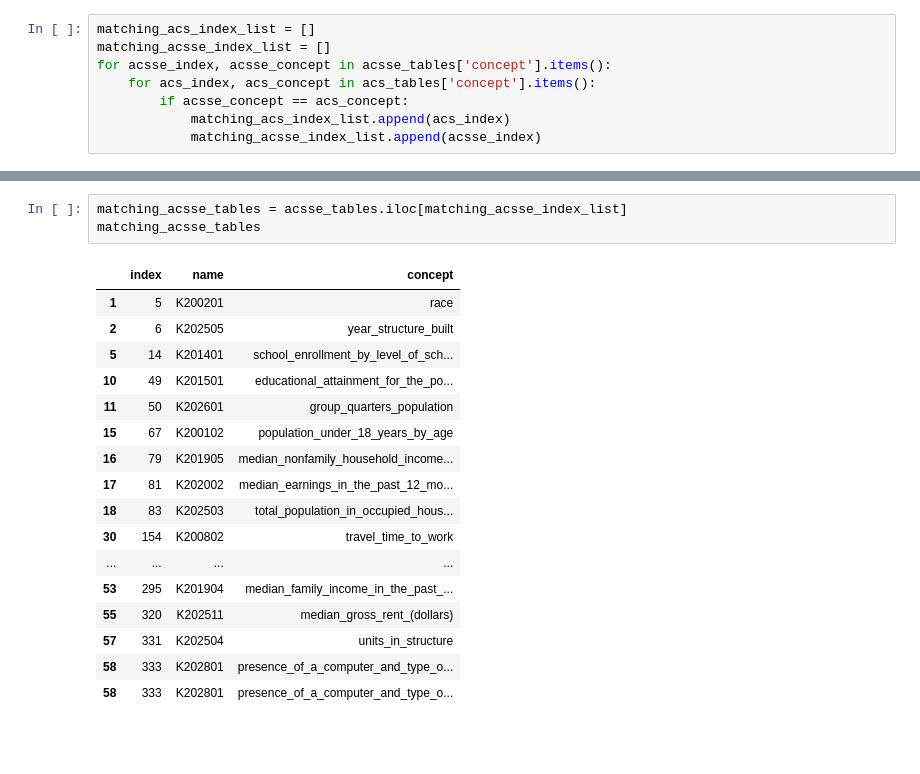
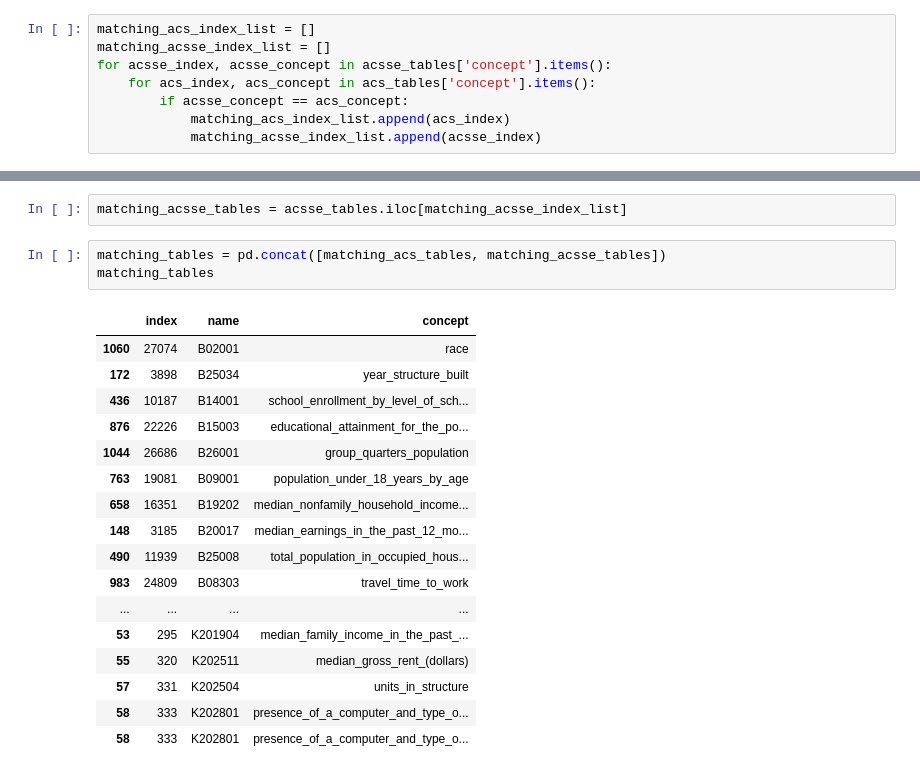
Before and after one commit to hector-torres/DemographicResearch, a Jupyter notebook: census_bureau_acs_table_crosswalk.ipynb, the cells around one changed output, grey strips where cells are left out. Saved outputs shown, nothing was run; the diff lists cells and outputs as text; blank space fills up the shorter version.

```diff
--- a/census_bureau_acs_table_crosswalk.ipynb
+++ b/census_bureau_acs_table_crosswalk.ipynb
@@ -84,21 +65,23 @@ matching_acs_tables
 # %%
 matching_acsse_tables = acsse_tables.iloc[matching_acsse_index_list]
-matching_acsse_tables
-# %% [output]
-|  | index | name | concept |
-| 1 | 5 | K200201 | race |
-| 2 | 6 | K202505 | year_structure_built |
-| 5 | 14 | K201401 | school_enrollment_by_level_of_sch... |
-| 10 | 49 | K201501 | educational_attainment_for_the_po... |
-| 11 | 50 | K202601 | group_quarters_population |
-| 15 | 67 | K200102 | population_under_18_years_by_age |
-| 16 | 79 | K201905 | median_nonfamily_household_income... |
-| 17 | 81 | K202002 | median_earnings_in_the_past_12_mo... |
-| 18 | 83 | K202503 | total_population_in_occupied_hous... |
-| 30 | 154 | K200802 | travel_time_to_work |
-| ... | ... | ... | ... |
-| 53 | 295 | K201904 | median_family_income_in_the_past_... |
-| 55 | 320 | K202511 | median_gross_rent_(dollars) |
-| 57 | 331 | K202504 | units_in_structure |
-| 58 | 333 | K202801 | presence_of_a_computer_and_type_o... |
-| 58 | 333 | K202801 | presence_of_a_computer_and_type_o... |
+# %%
+matching_tables = pd.concat([matching_acs_tables, matching_acsse_tables])
+matching_tables
+# %% [output]
+|  | index | name | concept |
+| 1060 | 27074 | B02001 | race |
+| 172 | 3898 | B25034 | year_structure_built |
+| 436 | 10187 | B14001 | school_enrollment_by_level_of_sch... |
+| 876 | 22226 | B15003 | educational_attainment_for_the_po... |
+| 1044 | 26686 | B26001 | group_quarters_population |
+| 763 | 19081 | B09001 | population_under_18_years_by_age |
+| 658 | 16351 | B19202 | median_nonfamily_household_income... |
+| 148 | 3185 | B20017 | median_earnings_in_the_past_12_mo... |
+| 490 | 11939 | B25008 | total_population_in_occupied_hous... |
+| 983 | 24809 | B08303 | travel_time_to_work |
+| ... | ... | ... | ... |
+| 53 | 295 | K201904 | median_family_income_in_the_past_... |
+| 55 | 320 | K202511 | median_gross_rent_(dollars) |
+| 57 | 331 | K202504 | units_in_structure |
+| 58 | 333 | K202801 | presence_of_a_computer_and_type_o... |
+| 58 | 333 | K202801 | presence_of_a_computer_and_type_o... |
```
Also changed, not shown: parts of 1 cell of this notebook.
